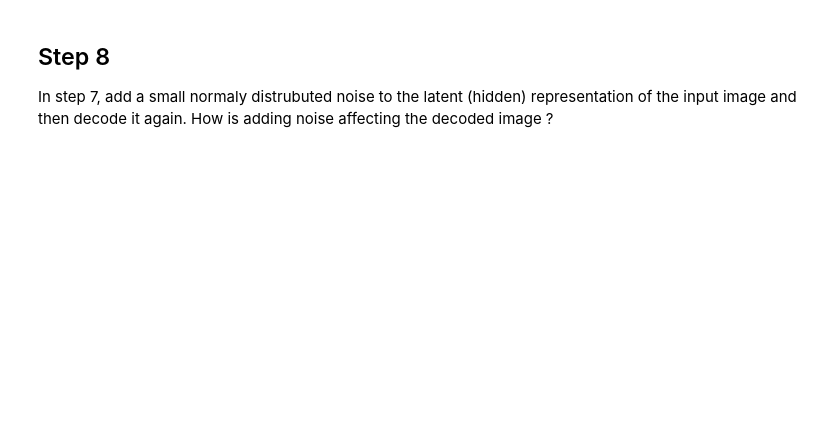
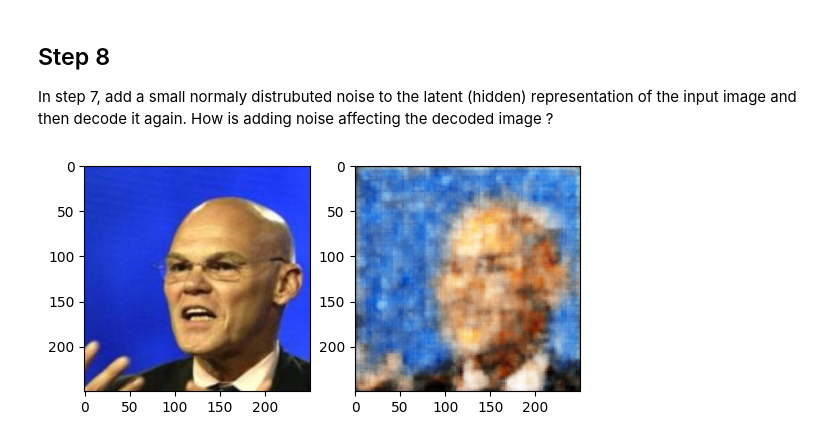
Before and after one commit to bryanl1/pattern-recognition, a Jupyter notebook: HW3/HW3.ipynb, the cells around one changed output. Drawn from its saved outputs; the diff is of its cells as text; code cells hidden in the pictures; blank space fills up the shorter version.

```diff
--- a/HW3/HW3.ipynb
+++ b/HW3/HW3.ipynb
@@ -248,3 +249,55 @@ RuntimeError: ignored
 ##  Step 8
 
 In step 7, add a small normaly distrubuted noise to the latent (hidden) representation of the input image and then decode it again. How is adding noise affecting the decoded image ?
+# %%
+#method of Adding noise to latent.
+def add_noise(x):
+  # randn returns tensor filled with random numbers from a normal distribution
+  # this value is added to the input, the latent representation.
+  noise = torch.randn(x.size()) * 0.1
+  x = x + noise
+  return x
+
+def to_img(x):
+    #x = 0.5 * (x + 1)
+    x = x.clamp(0, 1)
+    x = x.view(x.size(0), 3, 250, 250)
+    return x
+
+def plot_image_pair(x,y):
+
+    plt.subplot(121)
+    x = x[0].permute(1, 2, 0)
+    plt.imshow(x)
+
+    plt.subplot(122)
+    y = y[0].permute(1, 2, 0)
+    plt.imshow(y)
+
+for img,y in dataloader:
+  x = img
+  #Flatten image
+  #img = img.view(img.size(0), -1)
+  img = Variable(img).cuda()
+
+  #Get the latent representation of the image, pass it to GPU
+  latent = model.encoder(img)
+  latent = Variable(latent).cuda()
+  #latent = add_noise(latent)
+
+  #Adding noise here, Create a random noise, same size as latent image,
+  # placed code here since it needs to be passed to GPU and add it
+  #higher values here gives more noise.
+  noise = torch.randn(latent.size()) * 0.5
+  noise = Variable(noise).cuda()
+  latent = latent + noise
+
+  #Decode the latent representation with noise added
+  output = model.decoder(latent)
+  #output = model(img)
+
+  xt = to_img(output.cpu().data)
+  plot_image_pair(x,xt)
+  break
+# %% [output]
+[figure, added]
```
Also changed, not shown: parts of 26 cells of this notebook.
